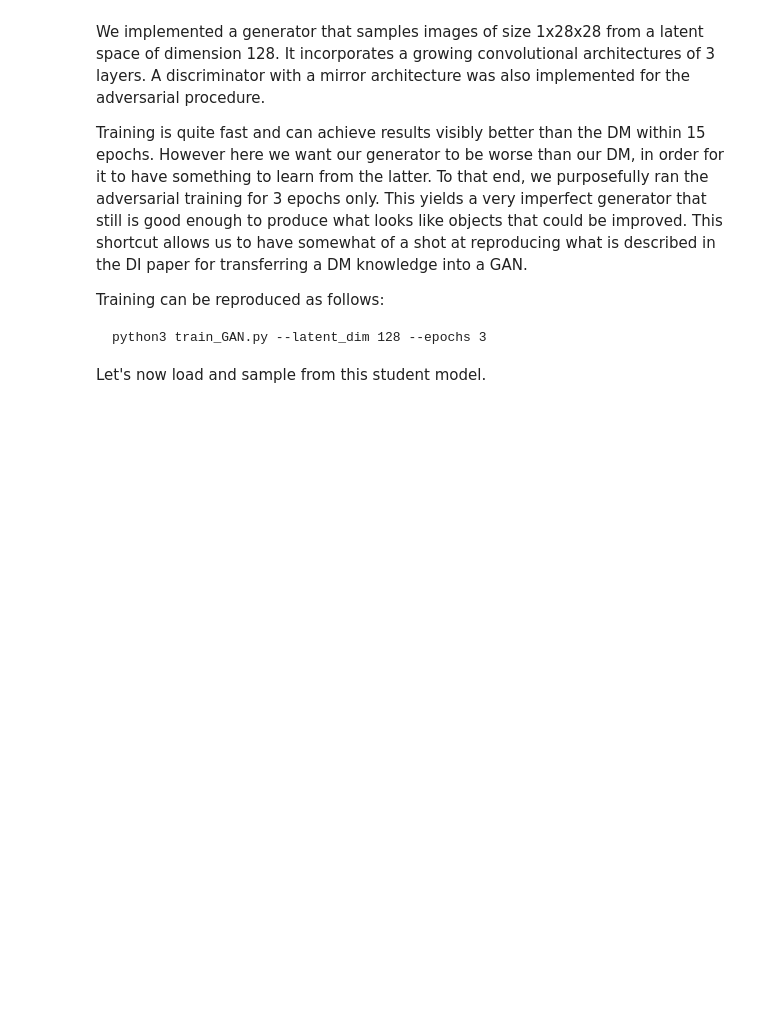
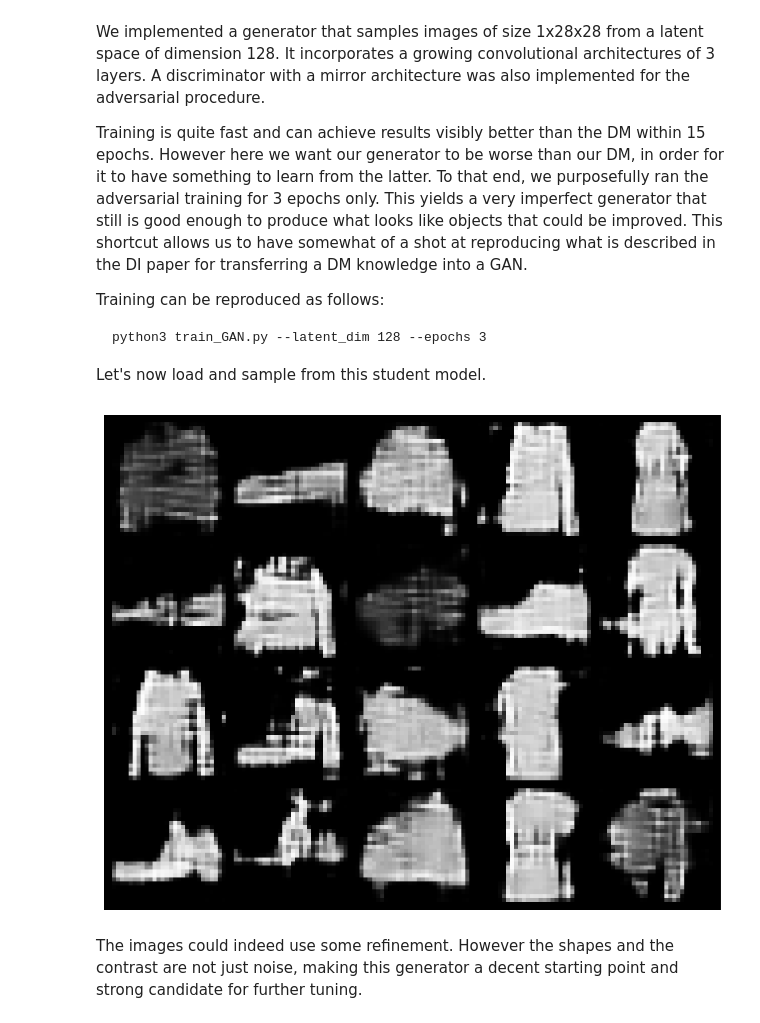
Before and after one commit to marssoo/GenAI2025-DiffInstruct, a Jupyter notebook: notebooks/Approach.ipynb, the cells around one changed output. Saved outputs shown, nothing was run; the diff lists cells and outputs as text; code cells hidden in the pictures; blank space fills up the shorter version.

```diff
--- a/notebooks/Approach.ipynb
+++ b/notebooks/Approach.ipynb
@@ -110,7 +107,7 @@ python3 train_GAN.py --latent_dim 128 --epochs 3
 Let's now load and sample from this student model.
 # %%
 from GAN import Generator
-def generate_from_pretrained(generator, num_samples, latent_dim, device):
+def sample_generator(generator, num_samples, latent_dim, device):
     z = torch.randn((num_samples, latent_dim), device=device)
     with torch.no_grad():
         fake_images = generator(z).cpu()
@@ -126,7 +123,14 @@ generator_path = "GAN_models/best_generator.pth"
 latent_dim = 128
 img_channels = 1
 hidden_dim = 128
-num_samples = 100
 device = 'cuda' if torch.cuda.is_available() else 'cpu'
 
 generator = load_generator(generator_path, latent_dim, img_channels, hidden_dim, device)
+# %%
+gen_samples_pretrained = sample_generator(generator, num_samples, latent_dim, device)
+# %%
+visualize_images(gen_samples_pretrained[:n_display])
+# %% [output]
+[figure, added]
+# %% [markdown]
+The images could indeed use some refinement. However the shapes and the contrast are not just noise, making this generator a decent starting point and strong candidate for further tuning.
```
Also changed, not shown: parts of 14 cells of this notebook, 10 other files.
